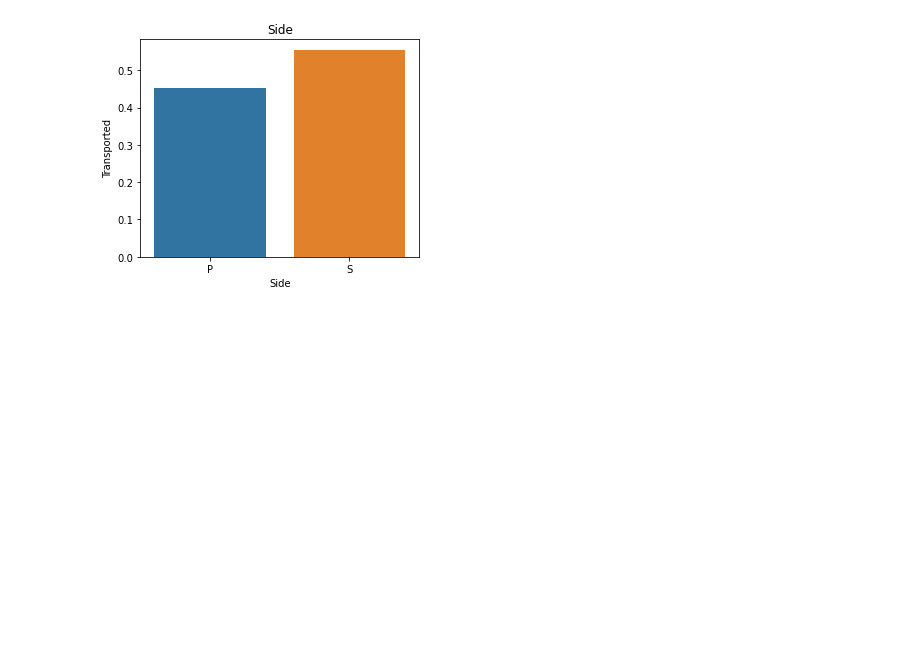
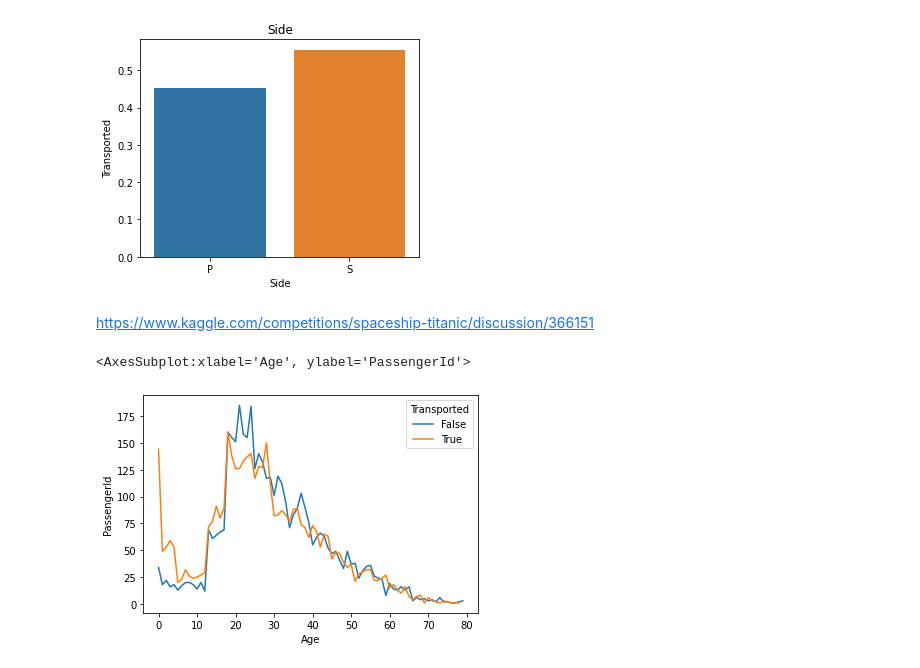
Before and after one commit to aemerson2024/data-science-2022F, a Jupyter notebook: unit4/Spaceship Titantic/st_3.ipynb, the cells around one changed output. Saved outputs shown, nothing was run; the diff lists cells and outputs as text; code cells hidden in the pictures; blank space fills up the shorter version.

Commit message:
GRAPHS

```diff
--- a/unit4/Spaceship Titantic/st_3.ipynb
+++ b/unit4/Spaceship Titantic/st_3.ipynb
@@ -84,3 +84,11 @@ for c in col:
 [figure]
 [figure]
 [figure]
+# %% [markdown]
+https://www.kaggle.com/competitions/spaceship-titanic/discussion/366151
+# %%
+ages = train_data_mod.groupby(['Age', 'Transported']).count()['PassengerId'].reset_index()
+sns.lineplot(data=ages, x = 'Age', y = 'PassengerId', hue = 'Transported')
+# %% [output]
+<AxesSubplot:xlabel='Age', ylabel='PassengerId'>
+[figure, added]
```
